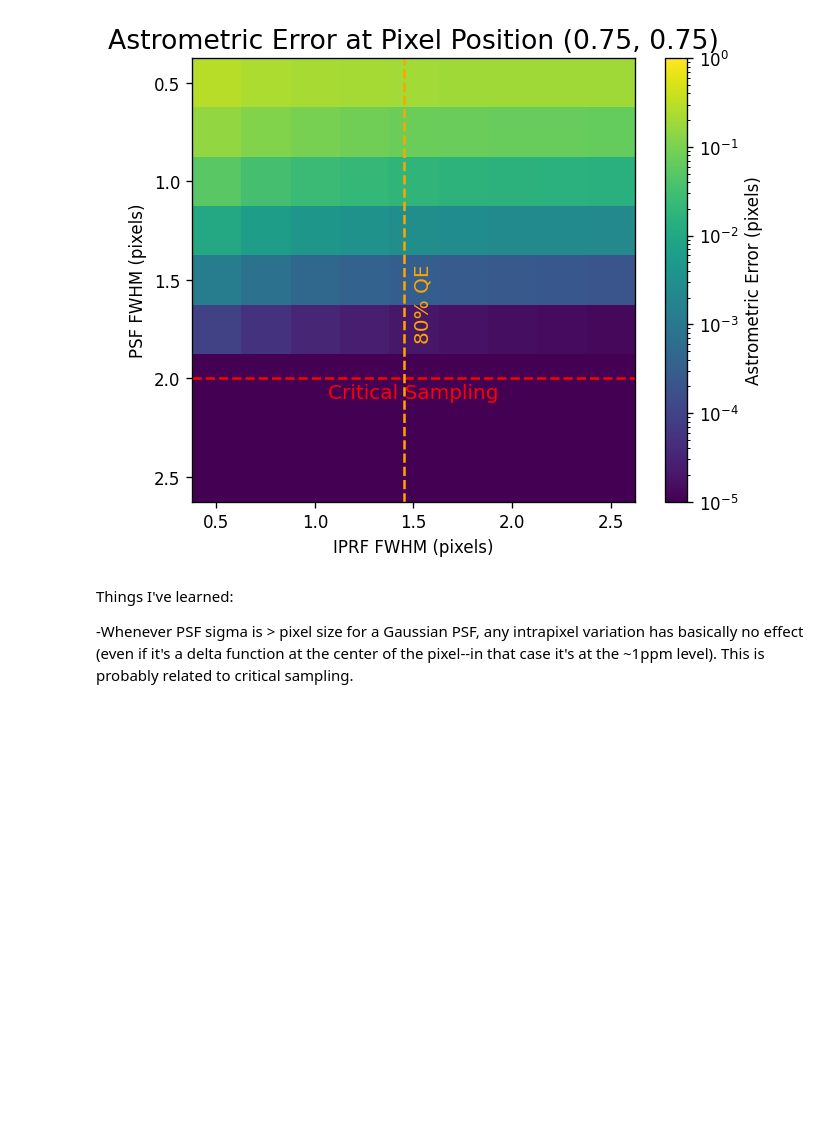
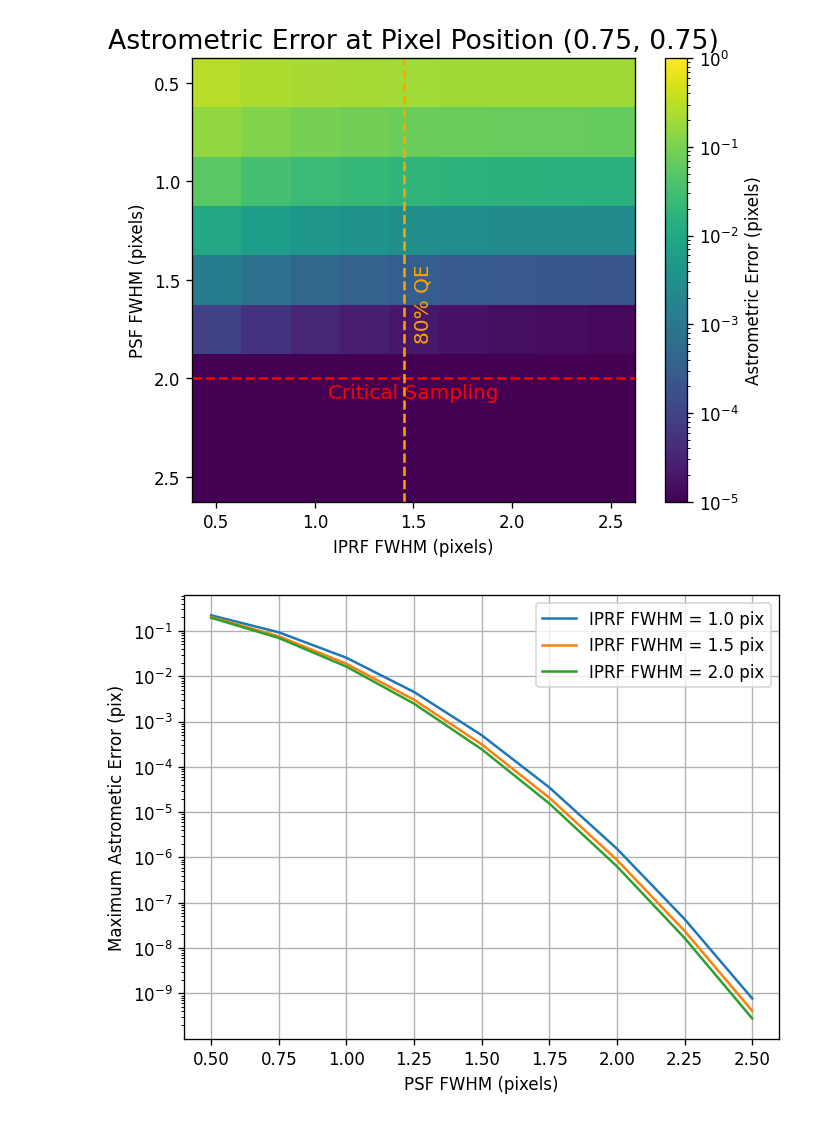
Before and after one commit to ChrisLayden/TESS-GEO-Photometry, a Jupyter notebook: scripts/intrapixel_psfs.ipynb, the cells around one changed output. Drawn from its saved outputs; the diff is of its cells as text; code cells hidden in the pictures; blank space fills up the shorter version.

```diff
--- a/scripts/intrapixel_psfs.ipynb
+++ b/scripts/intrapixel_psfs.ipynb
@@ -305,7 +305,16 @@ plt.title('Astrometric Error at Pixel Position (0.75, 0.75)')
 plt.show()
 # %% [output]
 [figure]
-# %% [markdown]
-Things I've learned:
-
--Whenever PSF sigma is > pixel size for a Gaussian PSF, any intrapixel variation has basically no effect (even if it's a delta function at the center of the pixel--in that case it's at the ~1ppm level). This is probably related to critical sampling.
+# %%
+plt.plot(psf_fwhm_array, centroid_diffs_r[:, 2], label='IPRF FWHM = 1.0 pix')
+plt.plot(psf_fwhm_array, centroid_diffs_r[:, 4], label='IPRF FWHM = 1.5 pix')
+plt.plot(psf_fwhm_array, centroid_diffs_r[:, 6], label='IPRF FWHM = 2.0 pix')
+plt.xlabel('PSF FWHM (pixels)')
+plt.ylabel('Maximum Astrometic Error (pix)')
+plt.legend()
+plt.yscale('log')
+# Only put horizontal grid lines
+plt.grid()
+plt.show()
+# %% [output]
+[figure, added]
```
Also changed, not shown: parts of 3 cells of this notebook, 3 other files.
